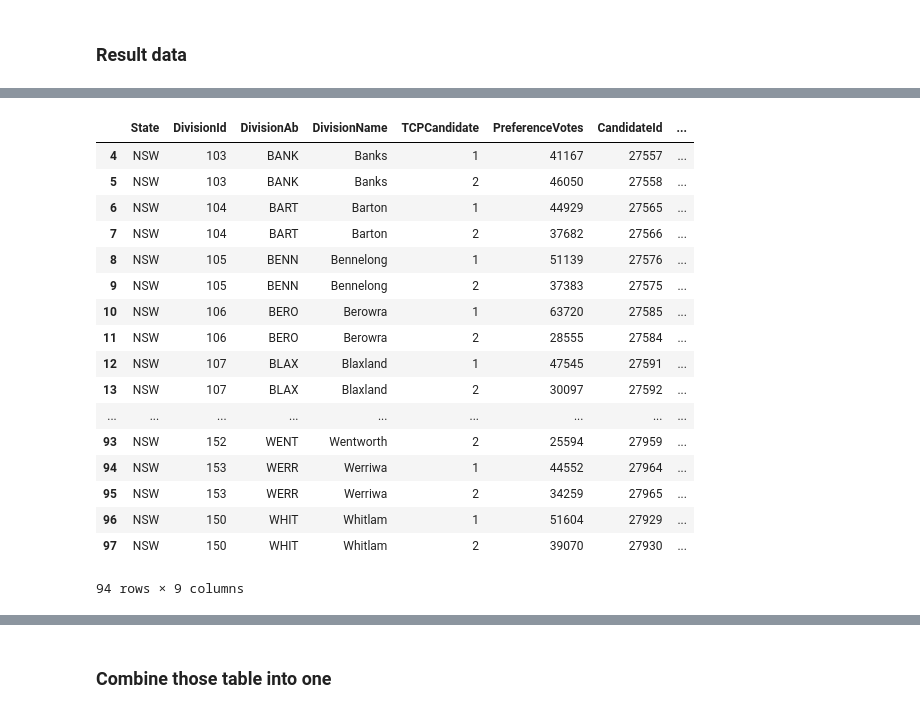
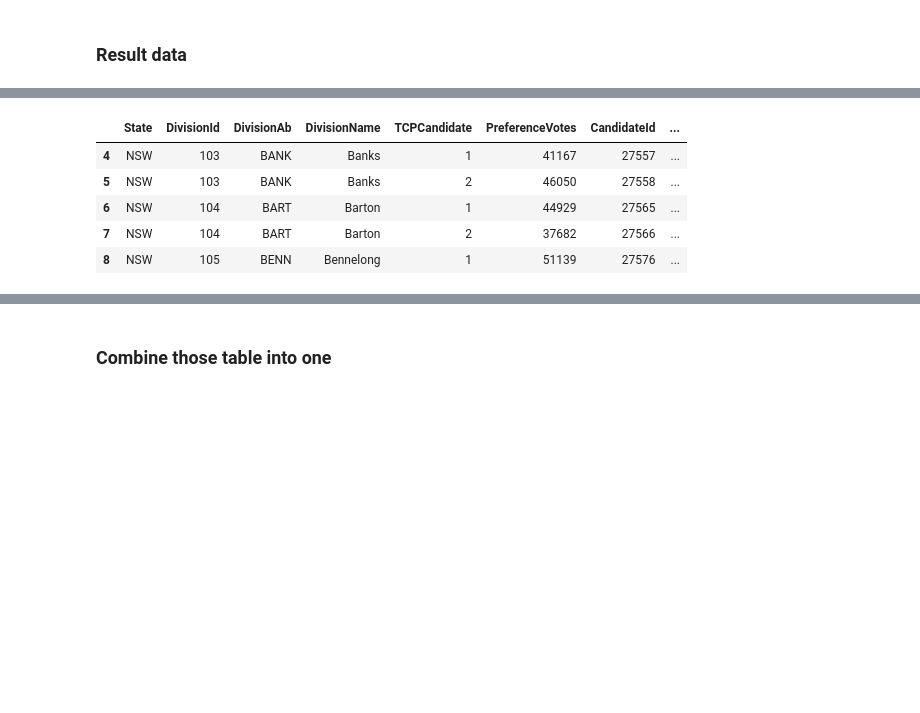
Before and after one commit to garyliu427/data-science-project-2019, a Jupyter notebook: Group Assignment Working notebook.ipynb, the cells around one changed output, grey strips where cells are left out. Drawn from its saved outputs; the diff is of its cells as text; code cells hidden in the pictures; blank space fills up the shorter version.

```diff
--- a/Group Assignment Working notebook.ipynb
+++ b/Group Assignment Working notebook.ipynb
@@ -391,24 +298,12 @@ Result.head()
 # %%
 Result = Result[Result.State == 'NSW']
 Result = Result.replace(to_replace ="LP", value ="LNP")
 Result = Result.replace(to_replace ="NP", value ="LNP")
-Result
+Result.head()
 # %% [output]
 |  | State | DivisionId | DivisionAb | DivisionName | TCPCandidate | PreferenceVotes | CandidateId | ... |
 | 4 | NSW | 103 | BANK | Banks | 1 | 41167 | 27557 | ... |
 | 5 | NSW | 103 | BANK | Banks | 2 | 46050 | 27558 | ... |
 | 6 | NSW | 104 | BART | Barton | 1 | 44929 | 27565 | ... |
 | 7 | NSW | 104 | BART | Barton | 2 | 37682 | 27566 | ... |
 | 8 | NSW | 105 | BENN | Bennelong | 1 | 51139 | 27576 | ... |
-| 9 | NSW | 105 | BENN | Bennelong | 2 | 37383 | 27575 | ... |
-| 10 | NSW | 106 | BERO | Berowra | 1 | 63720 | 27585 | ... |
-| 11 | NSW | 106 | BERO | Berowra | 2 | 28555 | 27584 | ... |
-| 12 | NSW | 107 | BLAX | Blaxland | 1 | 47545 | 27591 | ... |
-| 13 | NSW | 107 | BLAX | Blaxland | 2 | 30097 | 27592 | ... |
-| ... | ... | ... | ... | ... | ... | ... | ... | ... |
-| 93 | NSW | 152 | WENT | Wentworth | 2 | 25594 | 27959 | ... |
-| 94 | NSW | 153 | WERR | Werriwa | 1 | 44552 | 27964 | ... |
-| 95 | NSW | 153 | WERR | Werriwa | 2 | 34259 | 27965 | ... |
-| 96 | NSW | 150 | WHIT | Whitlam | 1 | 51604 | 27929 | ... |
-| 97 | NSW | 150 | WHIT | Whitlam | 2 | 39070 | 27930 | ... |
-94 rows × 9 columns
```
Also changed, not shown: parts of 59 cells of this notebook.
